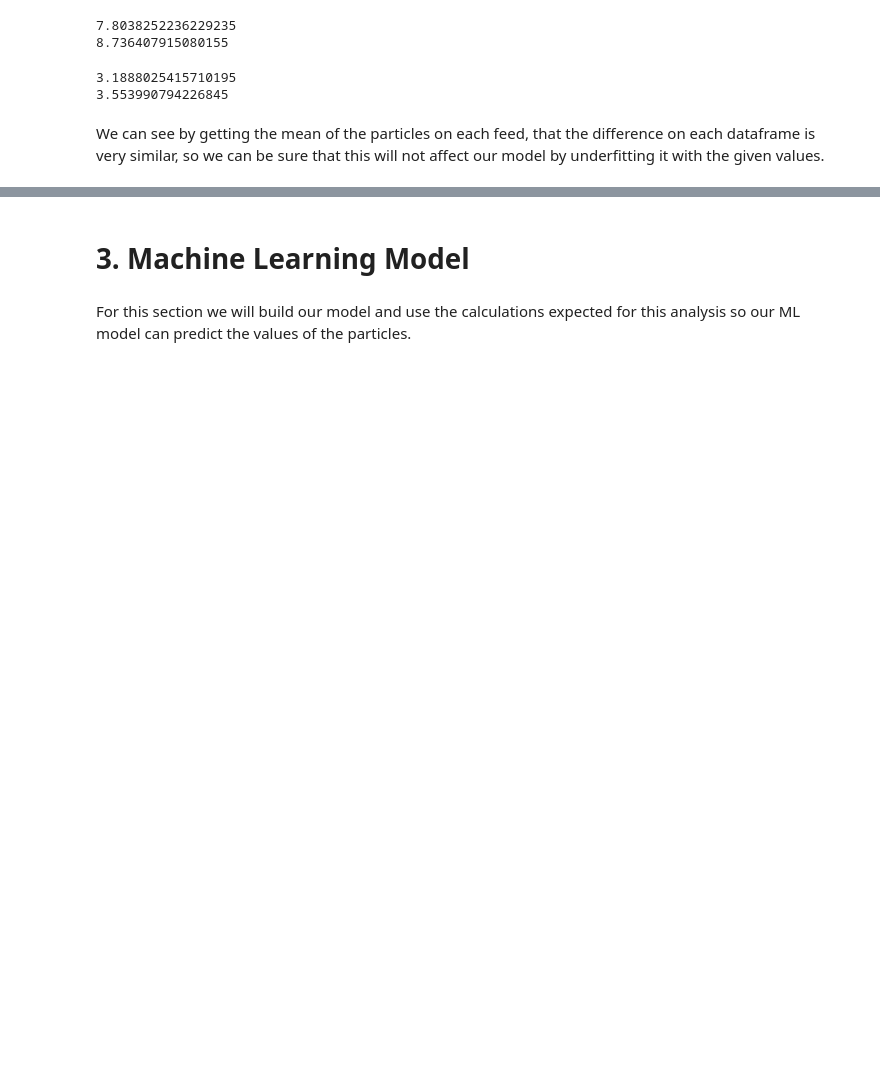
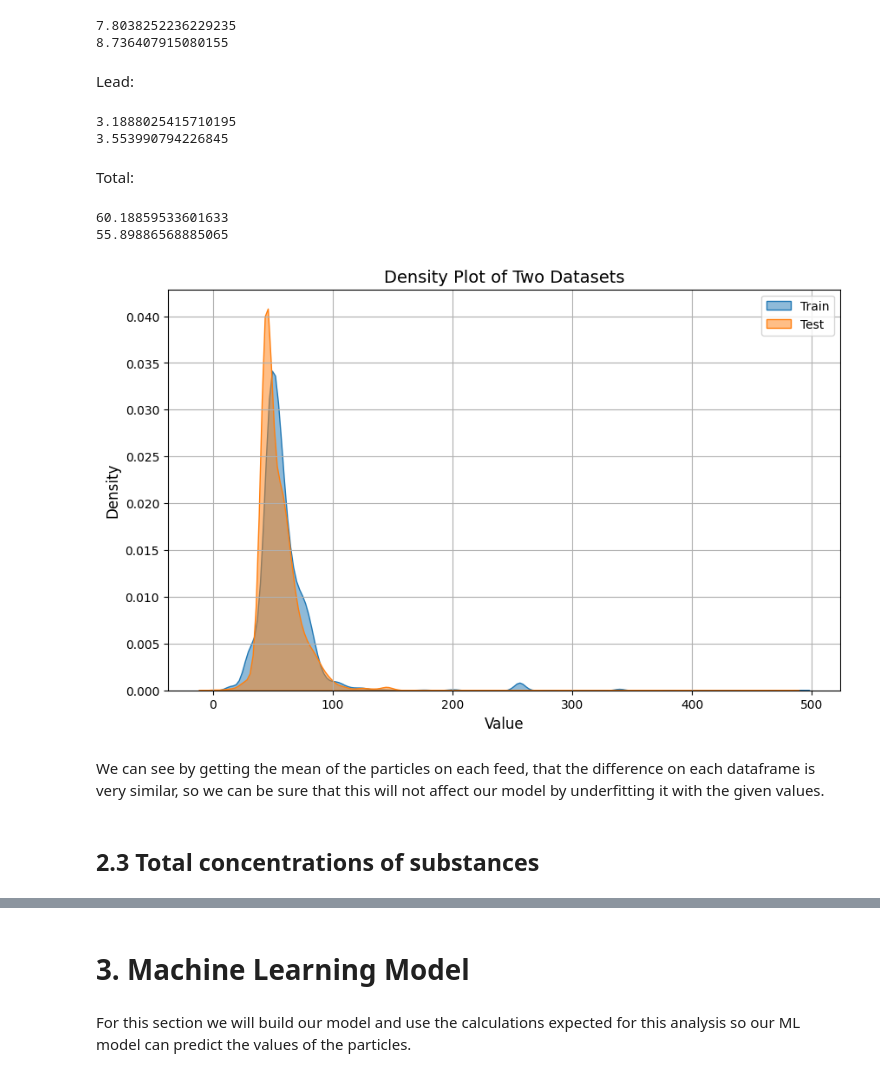
Before and after one commit to Salasian/DataScience-TripleTen, a Jupyter notebook: Sprint_12_Proyect_2/Project_2.ipynb, the cells around one changed output, grey strips where cells are left out. Saved outputs shown, nothing was run; the diff lists cells and outputs as text; code cells hidden in the pictures; blank space fills up the shorter version.

```diff
--- a/Sprint_12_Proyect_2/Project_2.ipynb
+++ b/Sprint_12_Proyect_2/Project_2.ipynb
@@ -390,11 +395,42 @@ print(df_test["rougher.input.feed_ag"].mean())
 # %% [output]
 7.8038252236229235
 8.736407915080155
+# %% [markdown]
+Lead:
 # %%
 print(df_train["rougher.input.feed_pb"].mean())
 print(df_test["rougher.input.feed_pb"].mean())
 # %% [output]
 3.1888025415710195
 3.553990794226845
+# %% [markdown]
+Total:
+# %%
+print(df_train["rougher.input.feed_size"].mean())
+print(df_test["rougher.input.feed_size"].mean())
+# %% [output]
+60.18859533601633
+55.89886568885065
+# %%
+# Create a dataframe with the columns of interest
+concentrate_train = df_train['rougher.input.feed_size']
+concentrate_test = df_test['rougher.input.feed_size']
+
+# Plot KDE for both
+plt.figure(figsize=(10, 6))
+sns.kdeplot(concentrate_train, label='Train', fill=True, alpha=0.5)
+sns.kdeplot(concentrate_test, label='Test', fill=True, alpha=0.5)
+
+# Customize plot
+plt.title('Density Plot of Two Datasets', fontsize=14)
+plt.xlabel('Value', fontsize=12)
+plt.ylabel('Density', fontsize=12)
+plt.legend()
+plt.grid(True)
+plt.show()
+# %% [output]
+[figure, added]
 # %% [markdown]
 We can see by getting the mean of the particles on each feed, that the difference on each dataframe is very similar, so we can be sure that this will not affect our model by underfitting it with the given values.
+# %% [markdown]
+## 2.3 Total concentrations of substances
```
Also changed, not shown: parts of 14 cells of this notebook.
